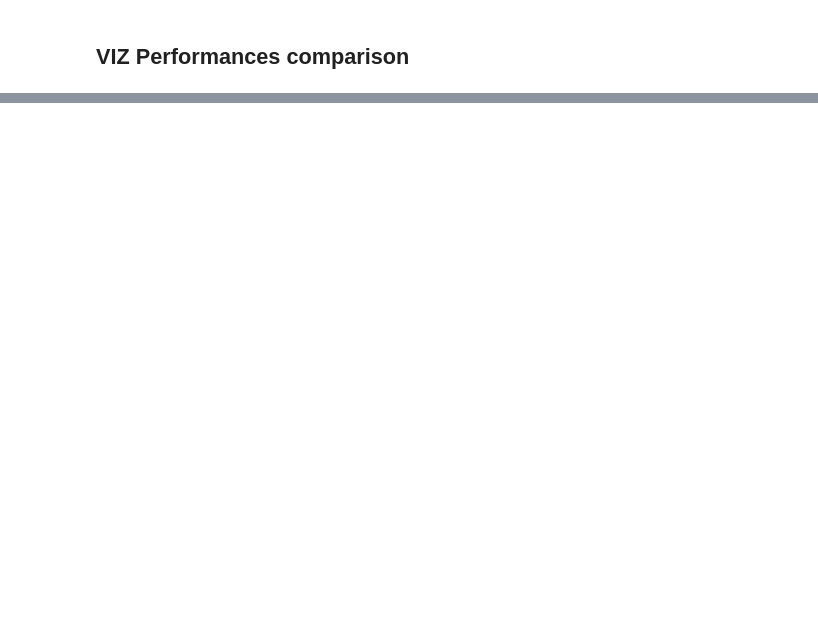
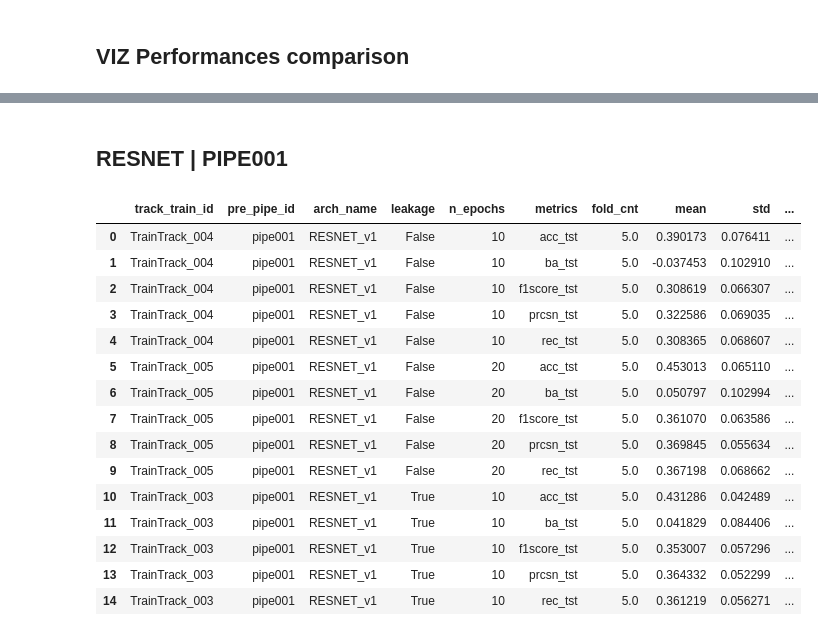
Before and after one commit to fredy-rojas/LungCancer, a Jupyter notebook: notebook/tsk01/exp01/FR_t01e01nb04_VIZ_Kfold_results_analysis_v1.ipynb, the cells around one changed output, grey strips where cells are left out. Cells and saved outputs as stored; diff of their text form; code cells hidden in the pictures; blank space fills up the shorter version.

```diff
--- a/notebook/tsk01/exp01/FR_t01e01nb04_VIZ_Kfold_results_analysis_v1.ipynb
+++ b/notebook/tsk01/exp01/FR_t01e01nb04_VIZ_Kfold_results_analysis_v1.ipynb
@@ -331,0 +509,23 @@ print(dir(leg))
+# %% [markdown]
+## RESNET | PIPE001
+# %%
+d_m = perf_last_epoch_metric_distr_info(d_meta, arch_name_wild_card="resnet",
+                                        pipe_names=['pipe001'])
+d_m
+# %% [output]
+|  | track_train_id | pre_pipe_id | arch_name | leakage | n_epochs | metrics | fold_cnt | mean | std | ... |
+| 0 | TrainTrack_004 | pipe001 | RESNET_v1 | False | 10 | acc_tst | 5.0 | 0.390173 | 0.076411 | ... |
+| 1 | TrainTrack_004 | pipe001 | RESNET_v1 | False | 10 | ba_tst | 5.0 | -0.037453 | 0.102910 | ... |
+| 2 | TrainTrack_004 | pipe001 | RESNET_v1 | False | 10 | f1score_tst | 5.0 | 0.308619 | 0.066307 | ... |
+| 3 | TrainTrack_004 | pipe001 | RESNET_v1 | False | 10 | prcsn_tst | 5.0 | 0.322586 | 0.069035 | ... |
+| 4 | TrainTrack_004 | pipe001 | RESNET_v1 | False | 10 | rec_tst | 5.0 | 0.308365 | 0.068607 | ... |
+| 5 | TrainTrack_005 | pipe001 | RESNET_v1 | False | 20 | acc_tst | 5.0 | 0.453013 | 0.065110 | ... |
+| 6 | TrainTrack_005 | pipe001 | RESNET_v1 | False | 20 | ba_tst | 5.0 | 0.050797 | 0.102994 | ... |
+| 7 | TrainTrack_005 | pipe001 | RESNET_v1 | False | 20 | f1score_tst | 5.0 | 0.361070 | 0.063586 | ... |
+| 8 | TrainTrack_005 | pipe001 | RESNET_v1 | False | 20 | prcsn_tst | 5.0 | 0.369845 | 0.055634 | ... |
+| 9 | TrainTrack_005 | pipe001 | RESNET_v1 | False | 20 | rec_tst | 5.0 | 0.367198 | 0.068662 | ... |
+| 10 | TrainTrack_003 | pipe001 | RESNET_v1 | True | 10 | acc_tst | 5.0 | 0.431286 | 0.042489 | ... |
+| 11 | TrainTrack_003 | pipe001 | RESNET_v1 | True | 10 | ba_tst | 5.0 | 0.041829 | 0.084406 | ... |
+| 12 | TrainTrack_003 | pipe001 | RESNET_v1 | True | 10 | f1score_tst | 5.0 | 0.353007 | 0.057296 | ... |
+| 13 | TrainTrack_003 | pipe001 | RESNET_v1 | True | 10 | prcsn_tst | 5.0 | 0.364332 | 0.052299 | ... |
+| 14 | TrainTrack_003 | pipe001 | RESNET_v1 | True | 10 | rec_tst | 5.0 | 0.361219 | 0.056271 | ... |
```
Also changed, not shown: parts of 21 cells of this notebook.
